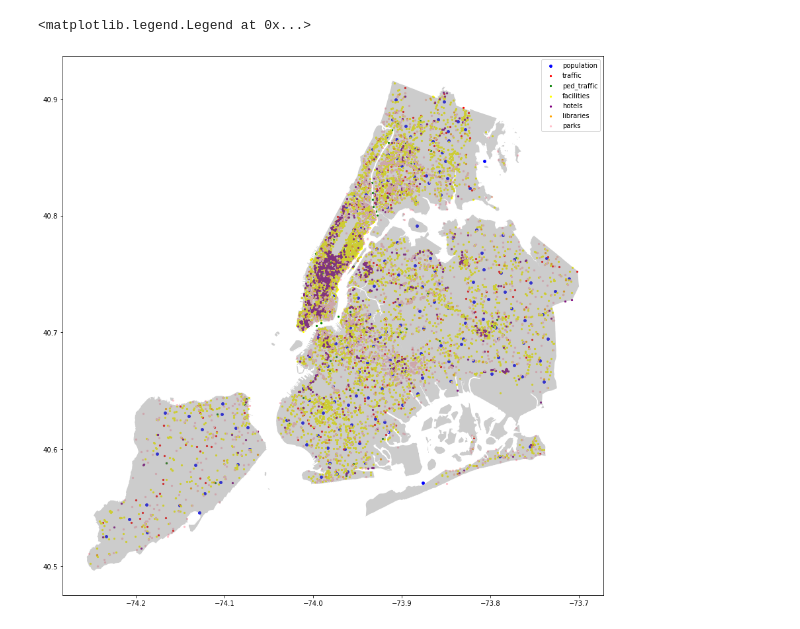
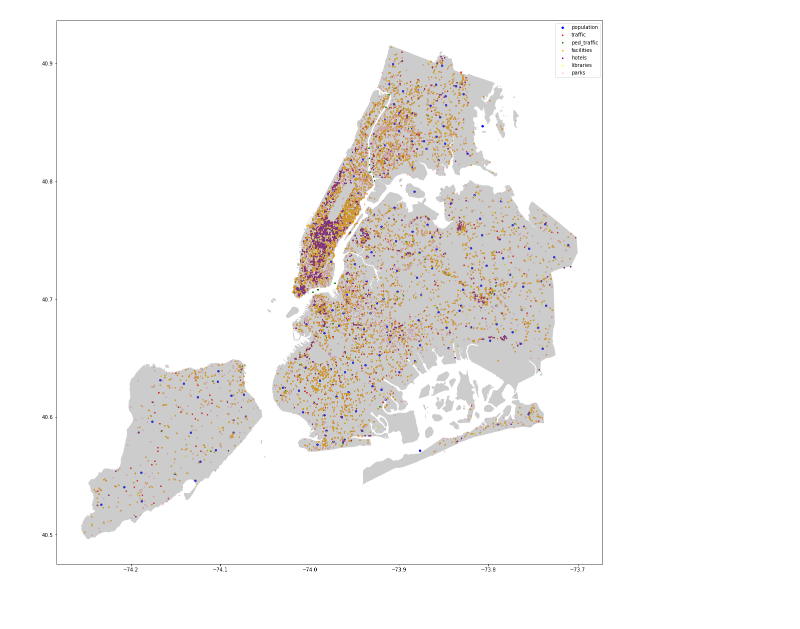
Before and after one commit to fynnweaver/Mid-Term-Project, a Jupyter notebook: notebooks/map.ipynb, the cells around one changed output. Saved outputs shown, nothing was run; the diff lists cells and outputs as text; code cells hidden in the pictures.

Commit message:
Map update and additional file structure
Changed pre-bin map colours for better intelligibility.
Added figures folder and pre-bin map png

```diff
--- a/notebooks/map.ipynb
+++ b/notebooks/map.ipynb
@@ -33,17 +33,17 @@ new_df_list = llz_set(df_list)
 # %%
 boroughs = geopandas.read_file(geoplot.datasets.get_path('nyc_boroughs'))
 
-fig,ax=plt.subplots(figsize=(15,15))
+fig,ax=plt.subplots(figsize=(20,20))
 new_df_list[0].plot(ax = ax, markersize = 15, color = 'blue', marker = 'o', label = 'population')
 new_df_list[1].plot(ax = ax, markersize = 5, color = 'red', marker = 'o', label = 'traffic')
 new_df_list[2].plot(ax = ax, markersize = 5, color = 'green', marker = 'o', label = 'ped_traffic')
-new_df_list[3].plot(ax = ax, markersize = 5, color = 'yellow', marker = 'o', label = 'facilities')
+new_df_list[3].plot(ax = ax, markersize = 5, color = 'orange', marker = 'o', label = 'facilities')
 new_df_list[4].plot(ax = ax, markersize = 5, color = 'purple', marker = 'o', label = 'hotels')
-new_df_list[5].plot(ax = ax, markersize = 5, color = 'orange', marker = 'o', label = 'libraries')
+new_df_list[5].plot(ax = ax, markersize = 5, color = 'yellow', marker = 'o', label = 'libraries')
 new_df_list[6].plot(ax = ax, markersize = 5, color = 'pink', marker = 'o', label = 'parks')
 
 boroughs.plot(ax=ax,alpha=0.4,color="grey")
 plt.legend()
+plt.savefig('../Mid-Term-Project/figures/pre_bin_map.png')
 # %% [output]
-<matplotlib.legend.Legend at 0x...>
-[figure, old version]
+[figure, new version]
```
Also changed, not shown: 1 other file.
